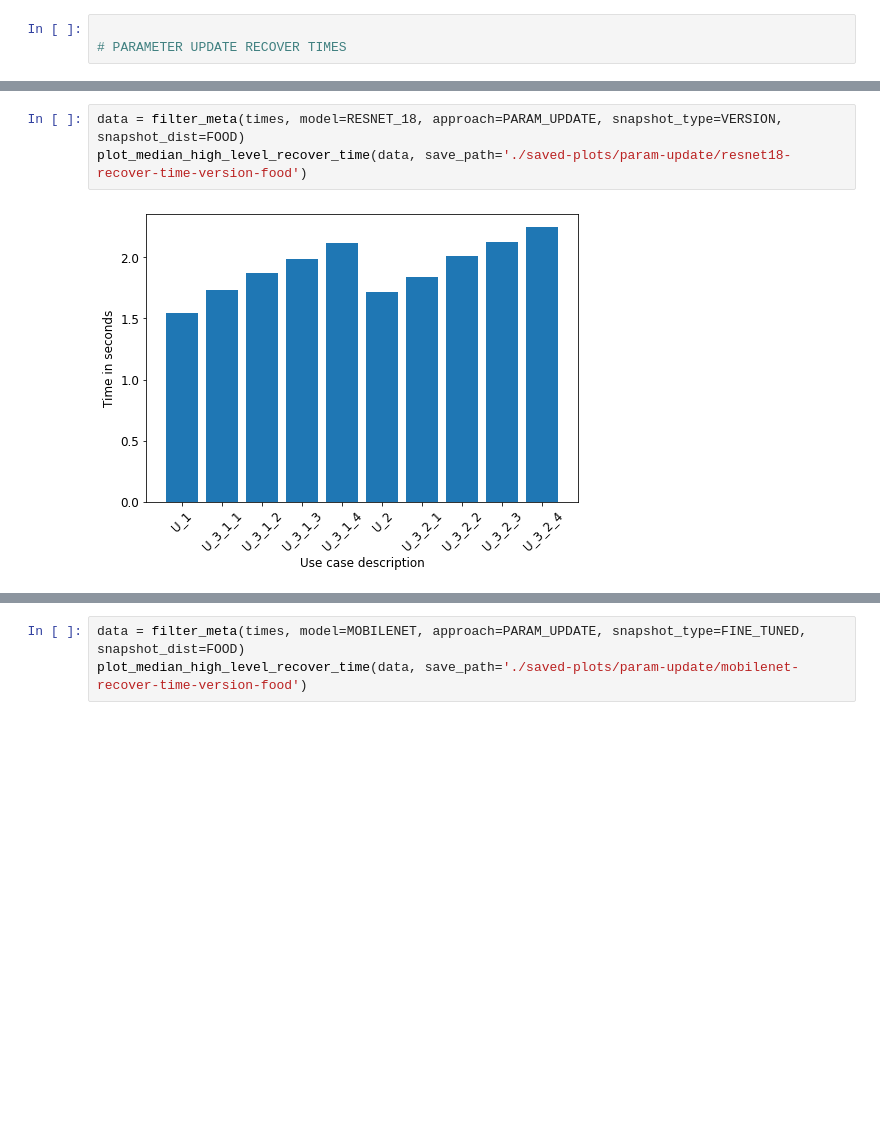
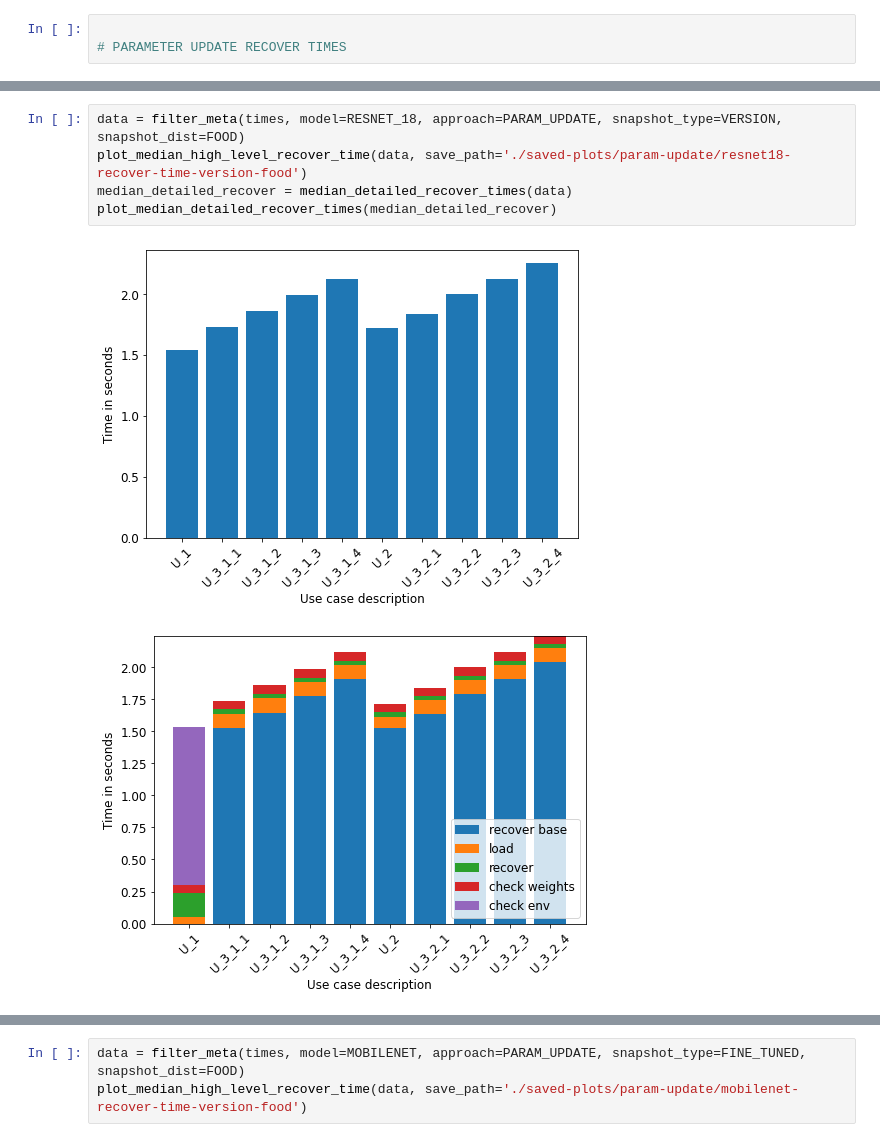
Before and after one commit to slin96/master-thesis, a Jupyter notebook: experiments/plots/param_update_save_recover_times.ipynb, the cells around one changed output, grey strips where cells are left out. Cells and saved outputs as stored; diff of their text form; blank space fills up the shorter version.

```diff
--- a/experiments/plots/param_update_save_recover_times.ipynb
+++ b/experiments/plots/param_update_save_recover_times.ipynb
@@ -101,8 +123,11 @@ plot_median_high_level_recover_time(data, save_path='./saved-plots/param-update/
 # %%
 data = filter_meta(times, model=RESNET_18, approach=PARAM_UPDATE, snapshot_type=VERSION, snapshot_dist=FOOD)
 plot_median_high_level_recover_time(data, save_path='./saved-plots/param-update/resnet18-recover-time-version-food')
+median_detailed_recover = median_detailed_recover_times(data)
+plot_median_detailed_recover_times(median_detailed_recover)
 # %% [output]
 [figure]
+[figure, added]
 # %%
 data = filter_meta(times, model=RESNET_50, approach=PARAM_UPDATE, snapshot_type=VERSION, snapshot_dist=FOOD)
 plot_median_high_level_recover_time(data, save_path='./saved-plots/param-update/resnet50-recover-time-version-food')
```
Also changed, not shown: parts of 18 cells of this notebook, 2 other files.
